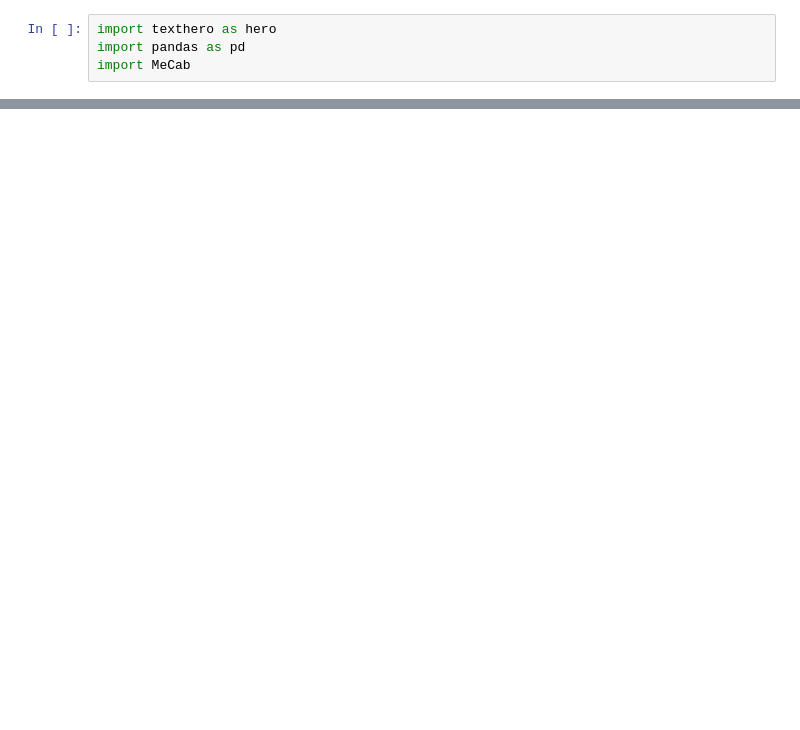
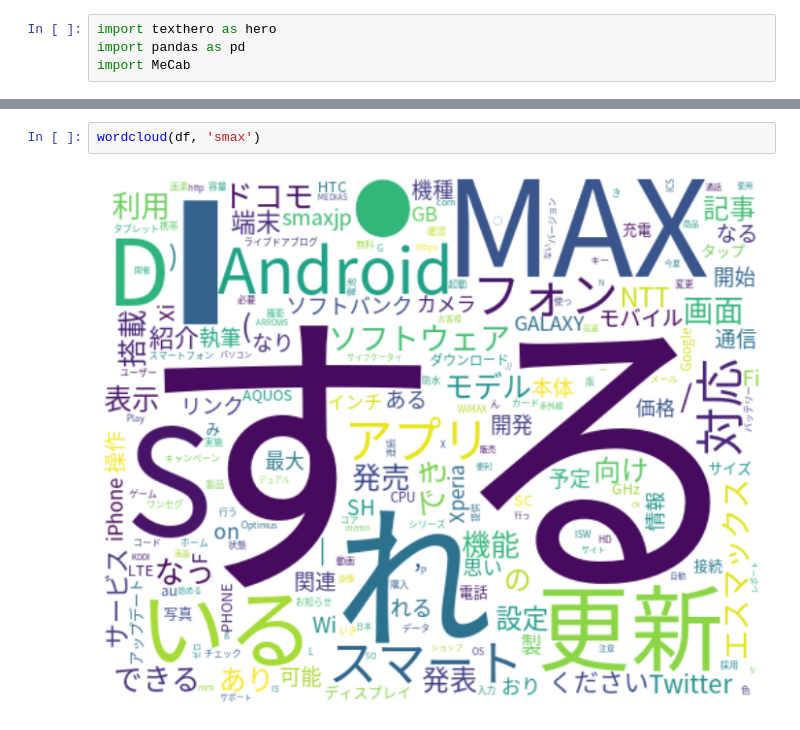
Before and after one commit to youichiro/texthero-sample, a Jupyter notebook: notebooks/texthero.ipynb, the cells around one changed output, grey strips where cells are left out. Drawn from its saved outputs; the diff is of its cells as text; blank space fills up the shorter version.

```diff
--- a/notebooks/texthero.ipynb
+++ b/notebooks/texthero.ipynb
@@ -80,0 +82,4 @@ df[df['topic'] == 'エンタメ']
+# %%
+wordcloud(df, 'smax')
+# %% [output]
+[figure, added]
```
Also changed, not shown: parts of 16 cells of this notebook, 1 other file.
